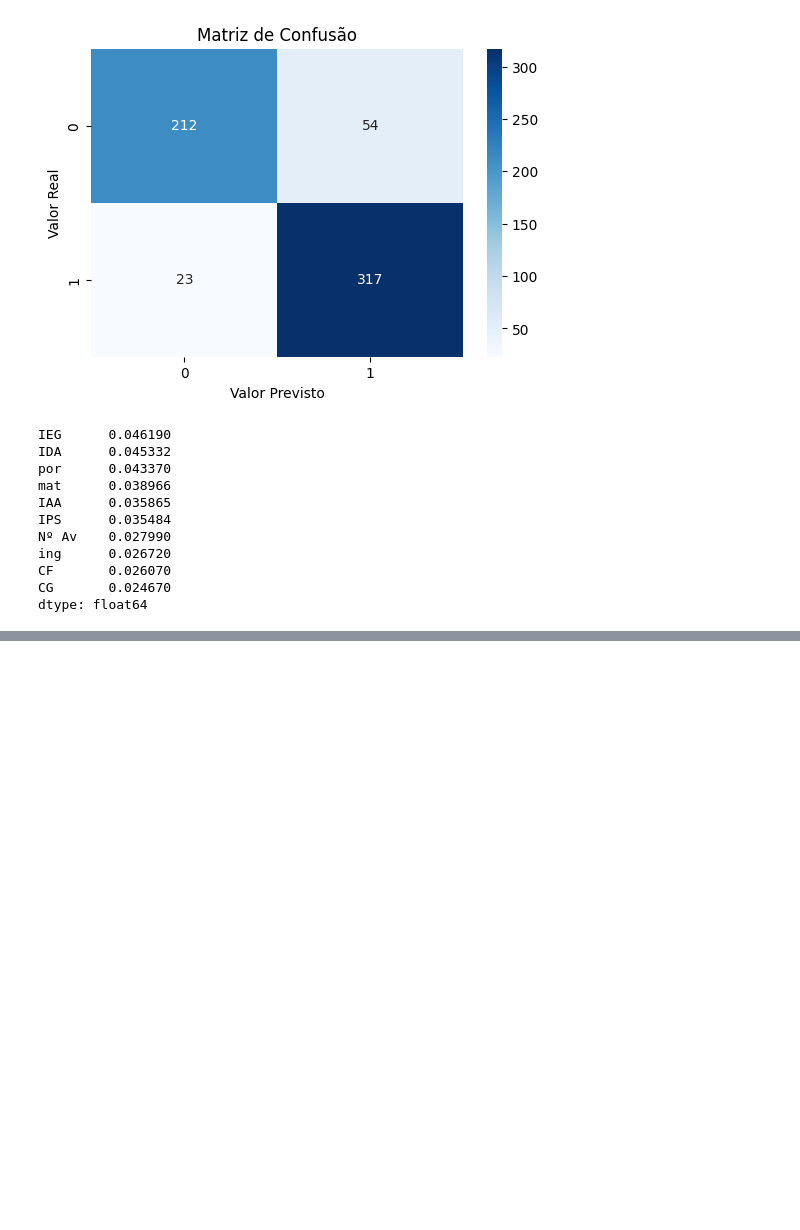
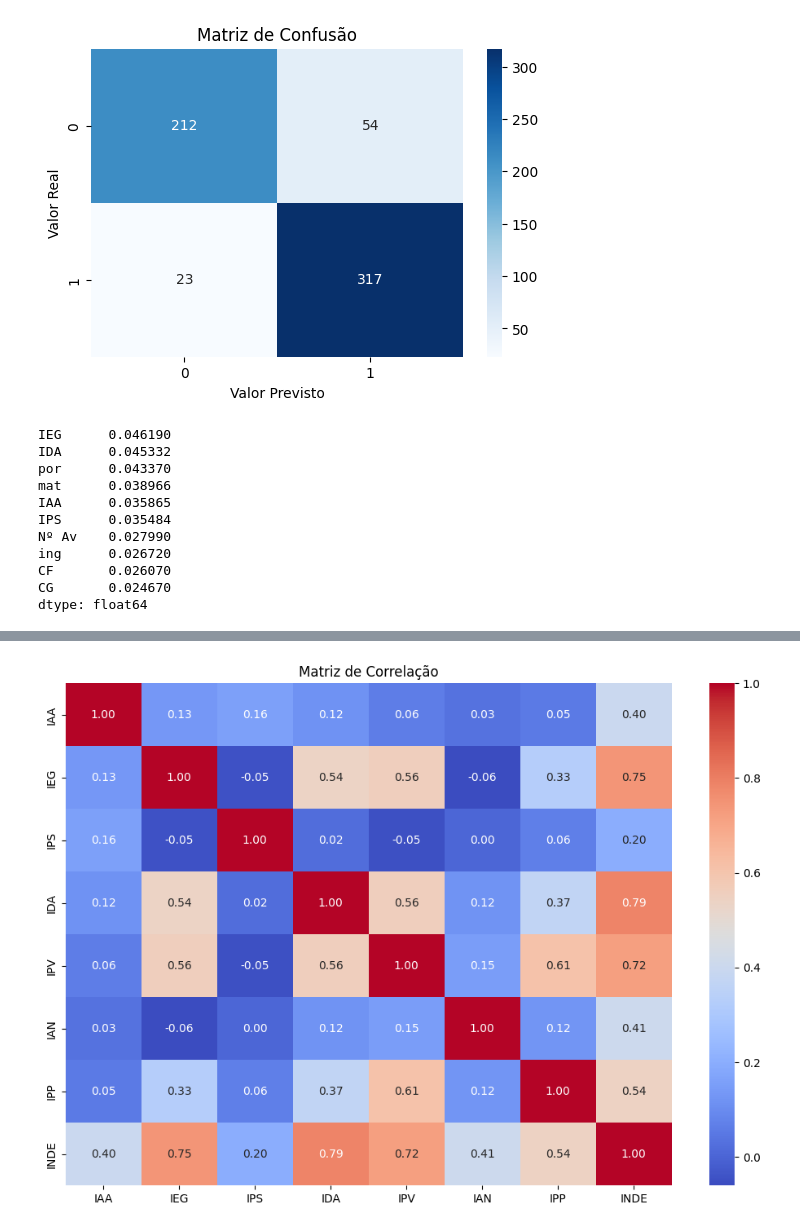
Before and after one commit to OlicerioN/Datathon-Passos-Magicos, a Jupyter notebook: notebooks/modeloML.ipynb, the cells around one changed output, grey strips where cells are left out. Cells and saved outputs as stored; diff of their text form; code cells hidden in the pictures; blank space fills up the shorter version.

```diff
--- a/notebooks/modeloML.ipynb
+++ b/notebooks/modeloML.ipynb
@@ -686,0 +751,17 @@ dtype: float64
+# %%
+#Matriz de correlação com INDE
+
+corr = base_analise_num.corr()
+plt.figure(figsize=(12,8))
+
+sns.heatmap(
+    corr,
+    annot=True,
+    fmt=".2f",
+    cmap="coolwarm"
+)
+
+plt.title("Matriz de Correlação")
+plt.show()
+# %% [output]
+[figure, added]
```
Also changed, not shown: parts of 2 cells of this notebook.
